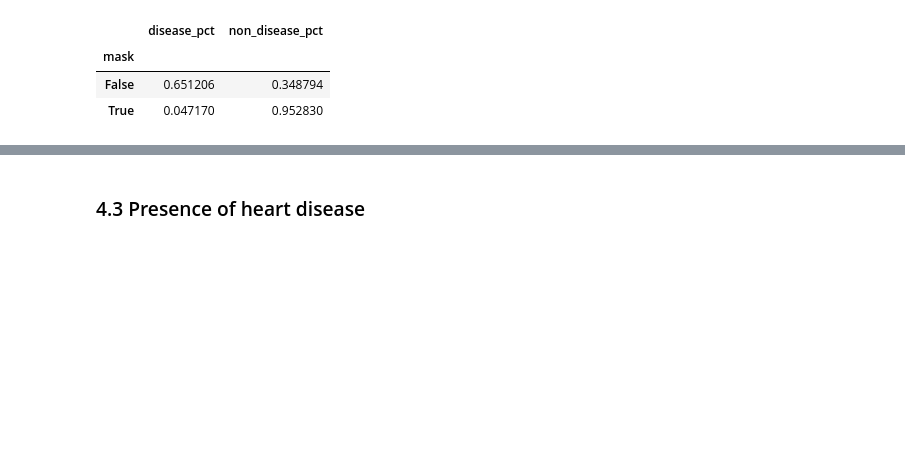
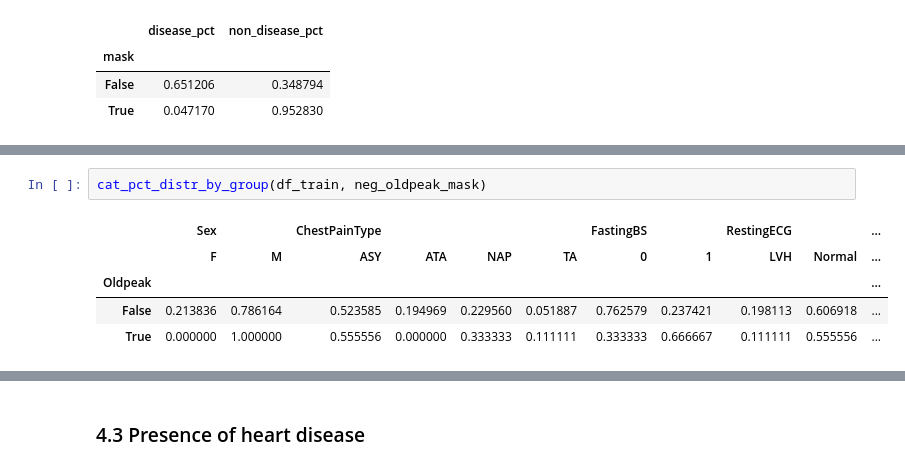
Before and after one commit to Lymuthien/heart_failure, a Jupyter notebook: notebooks/1.0-eda.ipynb, the cells around one changed output, grey strips where cells are left out. Cells and saved outputs as stored; diff of their text form; blank space fills up the shorter version.

```diff
--- a/notebooks/1.0-eda.ipynb
+++ b/notebooks/1.0-eda.ipynb
@@ -384,0 +398,8 @@ tmp
+# %%
+cat_pct_distr_by_group(df_train, neg_oldpeak_mask)
+# %% [output]
+|  | Sex |  | ChestPainType |  |  |  | FastingBS |  | RestingECG |  | ... |
+|  | F | M | ASY | ATA | NAP | TA | 0 | 1 | LVH | Normal | ... |
+| Oldpeak |  |  |  |  |  |  |  |  |  |  | ... |
+| False | 0.213836 | 0.786164 | 0.523585 | 0.194969 | 0.229560 | 0.051887 | 0.762579 | 0.237421 | 0.198113 | 0.606918 | ... |
+| True | 0.000000 | 1.000000 | 0.555556 | 0.000000 | 0.333333 | 0.111111 | 0.333333 | 0.666667 | 0.111111 | 0.555556 | ... |
```
Also changed, not shown: parts of 10 cells of this notebook.
